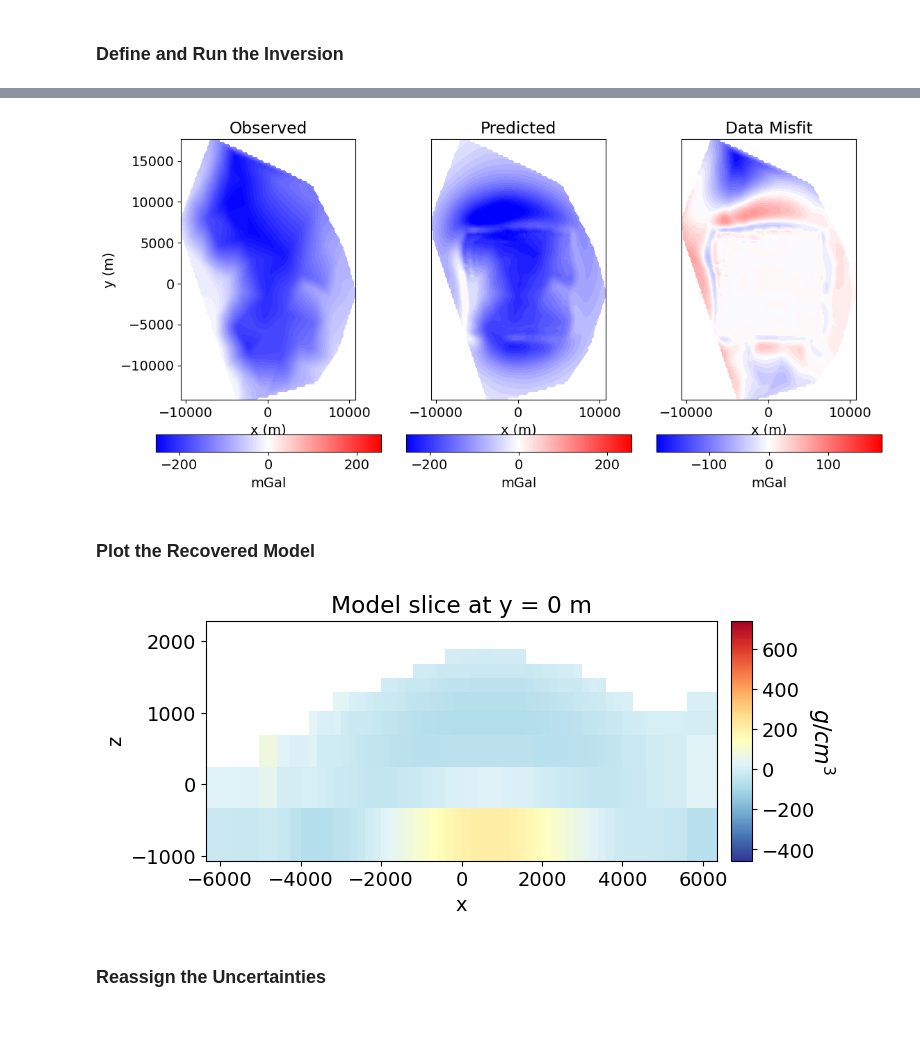
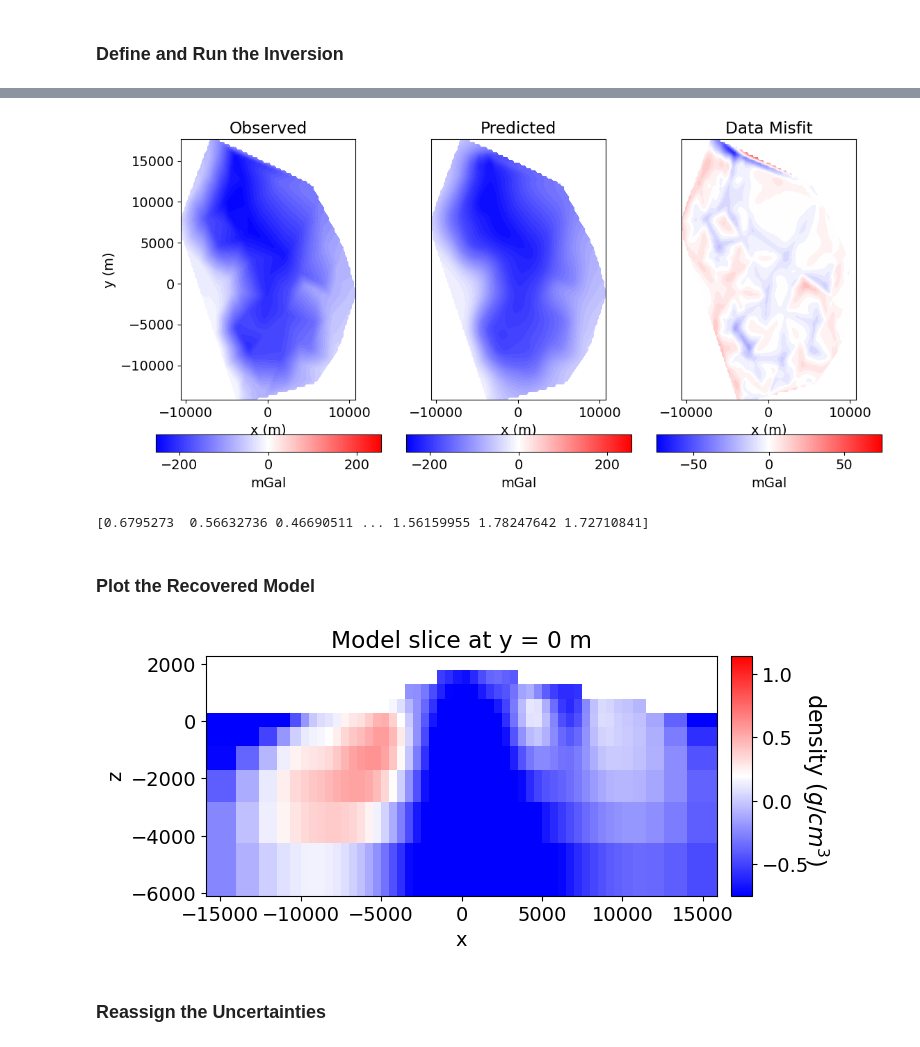
Before and after one commit to mebo4/EOSC454_project, a Jupyter notebook: project.ipynb, the cells around one changed output, grey strips where cells are left out. Cells and saved outputs as stored; diff of their text form; code cells hidden in the pictures.

```diff
--- a/project.ipynb
+++ b/project.ipynb
@@ -308,7 +393,7 @@ survey = gravity.survey.Survey(source_field)
 # average_spacing
 # %%
 # Generate tensor mesh with top at z = 0 m
-dh = 200 # minimum cell size
+dh = 500 # minimum cell size
 hx = [(dh, 5, -1.3), (dh, 40), (dh, 5, 1.3)]  # discretization along x
 hy = [(dh, 5, -1.3), (dh, 40), (dh, 5, 1.3)]  # discretization along y
 hz = [(dh, 5, -1.3), (dh, 5)]  # discretization along z
@@ -646,38 +734,51 @@ for ii in range(0, 3):
     cbar[ii].ax.locator_params(nbins=3)
     cbar[ii].set_label(plot_units[ii], labelpad=5)
 
+
+plt.savefig("data_misfit")
 plt.show()
 # %% [output]
-[figure, old version]
+[figure, new version]
+# %%
+print(recovered_tensor_model)
+# %% [output]
+[0.6795273  0.56632736 0.46690511 ... 1.56159955 1.78247642 1.72710841]
 # %% [markdown]
 ### Plot the Recovered Model
 # %%
 # Plot Recovered Model
 fig = plt.figure(figsize=(7, 3))
 ax1 = fig.add_axes([0.1, 0.1, 0.73, 0.8])
 
 norm = mpl.colors.Normalize(
-    vmin=np.min(recovered_tensor_model), vmax=np.max(recovered_tensor_model)
+    vmin=np.min(recovered_tensor_model), vmax=np.max(recovered_tensor_model)-1.7
 )
+
+# norm = mpl.colors.Normalize(
+#     vmin=-3, vmax=1
+# )
+
+# sign was flipped here because i define the reference model at the top of the mountain
 tensor_mesh.plot_slice(
-    tensor_plotting_map * recovered_tensor_model,
+    tensor_plotting_map * -recovered_tensor_model,
     normal="Y",
     ax=ax1,
     ind=int(tensor_mesh.shape_cells[1] / 2),
     grid=False,
-    pcolor_opts={"cmap": mpl.cm.RdYlBu_r, "norm": norm},
+    pcolor_opts={"cmap": "bwr", "norm": norm},
 )
 ax1.set_title("Model slice at y = 0 m")
 
 ax2 = fig.add_axes([0.85, 0.1, 0.03, 0.8])
 cbar = mpl.colorbar.ColorbarBase(
-    ax2, norm=norm, orientation="vertical", cmap=mpl.cm.RdYlBu_r
+    ax2, norm=norm, orientation="vertical", cmap="bwr"
 )
-cbar.set_label("$g/cm^3$", rotation=270, labelpad=15, size=16)
+cbar.set_label(" density ($g/cm^3$)", rotation=270, labelpad=15, size=16)
 
+plt.savefig("recovered_model")
 plt.show()
 # %% [output]
-[figure, old version]
+[figure, new version]
 # %% [markdown]
 ### Reassign the Uncertainties
 # %%
```
Also changed, not shown: parts of 21 cells of this notebook.
